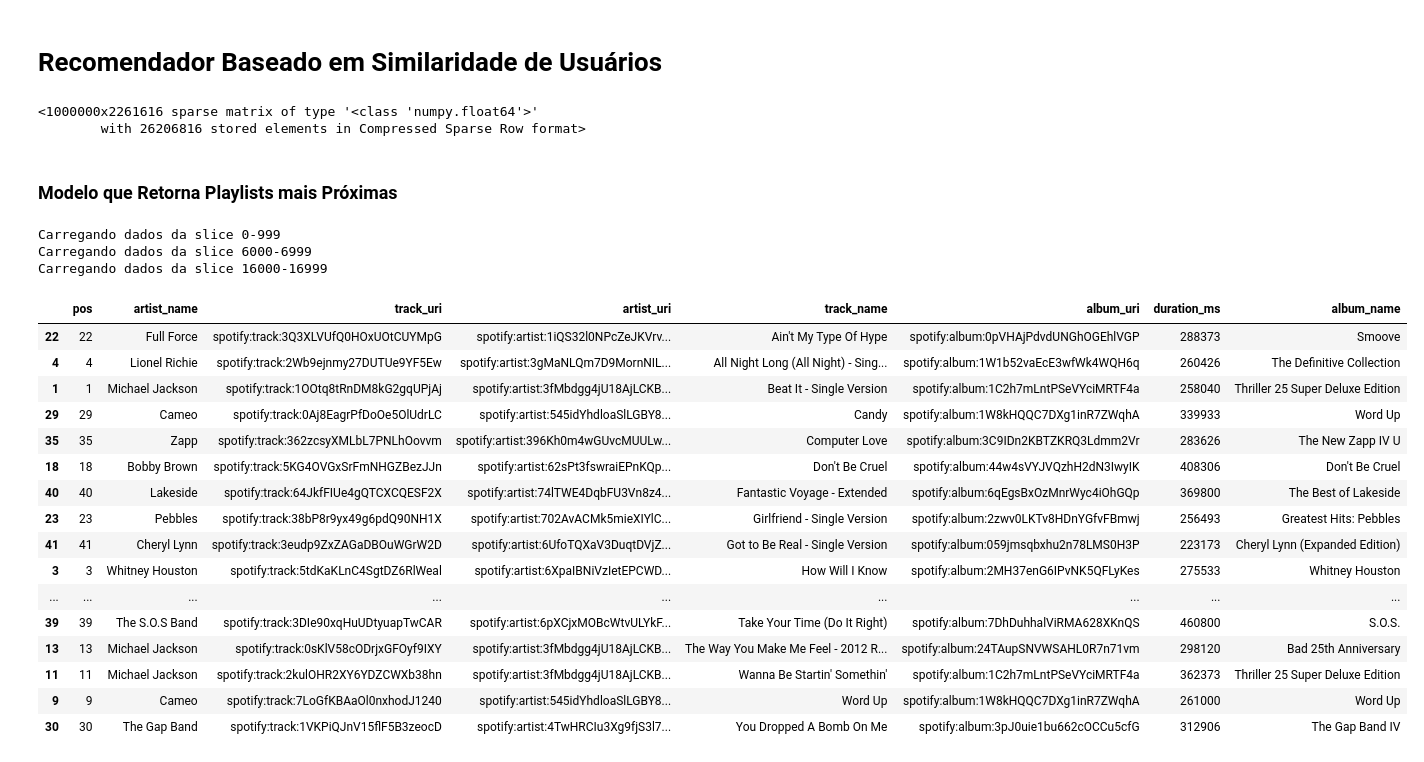
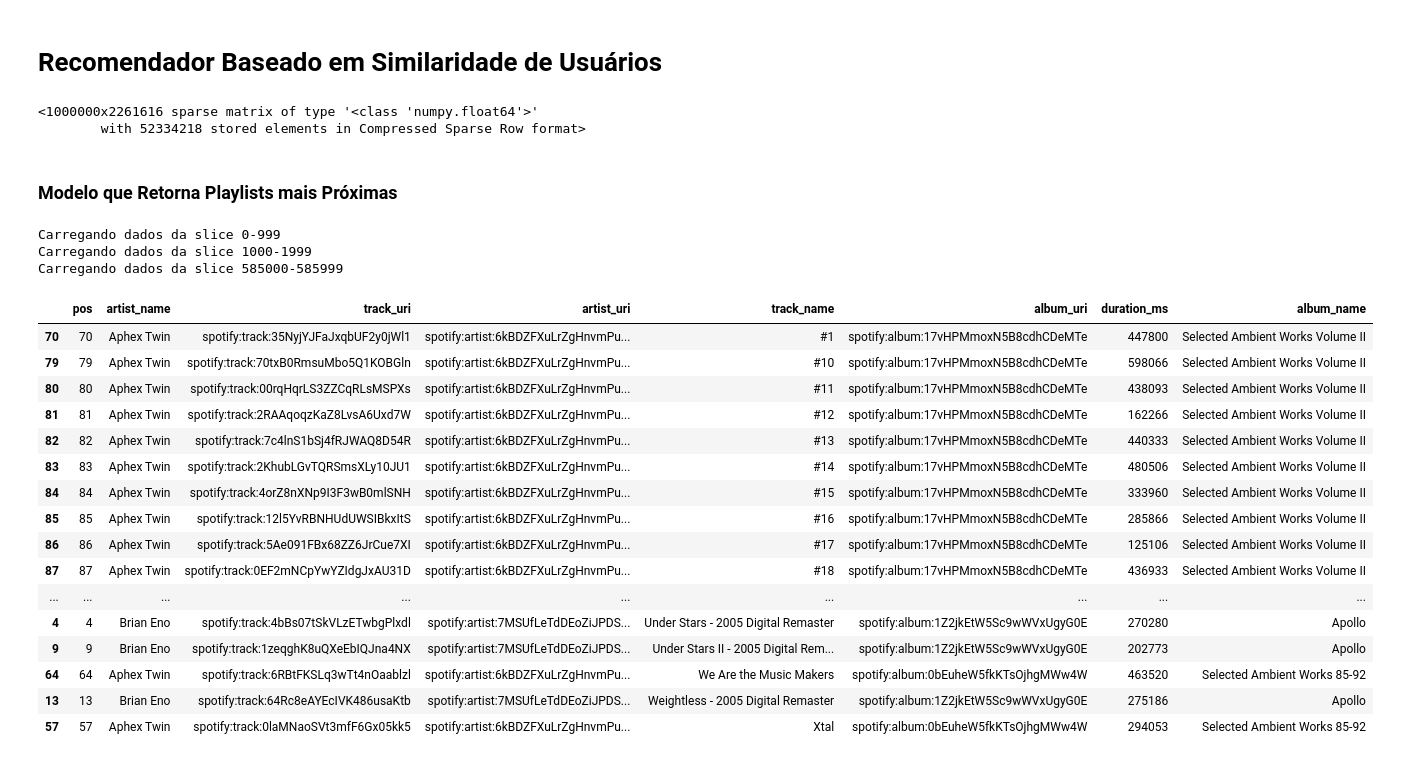
Before and after one commit to PauloFRC/SpotifyRecommender, a Jupyter notebook: models/User Based Recommender System.ipynb, the cells around one changed output. Drawn from its saved outputs; the diff is of its cells as text; code cells hidden in the pictures.

```diff
--- a/models/User Based Recommender System.ipynb
+++ b/models/User Based Recommender System.ipynb
@@ -10,14 +10,15 @@ from dataset_reader import SpotifyPlaylistDataset
 from scipy.sparse import csr_matrix, lil_matrix, save_npz, load_npz
 from sklearn.metrics import pairwise_distances
 from sklearn.metrics.pairwise import cosine_similarity
+from IPython.display import display
 
-pd.set_option('display.max_rows', 100)
+pd.set_option('display.max_rows', 200)
 # %%
-sparse_matrix = load_npz('../sparse/spotify_sparse400000.npz')
+sparse_matrix = load_npz('../sparse/spotify_sparse800000.npz')
 sparse_matrix
 # %% [output]
 <1000000x2261616 sparse matrix of type '<class 'numpy.float64'>'
-        with 26206816 stored elements in Compressed Sparse Row format>
+        with 52334218 stored elements in Compressed Sparse Row format>
 # %% [markdown]
 ### Modelo que Retorna Playlists mais Próximas
 # %%
@@ -42,25 +43,25 @@ class ClosestPlaylists:
 # %%
 dataset = SpotifyPlaylistDataset()
 model1 = ClosestPlaylists(dataset)
-model1.recommend(sparse_matrix, 6003).sort_values(by='track_name')
+model1.recommend(sparse_matrix, 1001).sort_values(by='track_name')
 # %% [output]
 Carregando dados da slice 0-999
-Carregando dados da slice 6000-6999
-Carregando dados da slice 16000-16999
+Carregando dados da slice 1000-1999
+Carregando dados da slice 585000-585999
 |  | pos | artist_name | track_uri | artist_uri | track_name | album_uri | duration_ms | album_name |
-| 22 | 22 | Full Force | spotify:track:3Q3XLVUfQ0HOxUOtCUYMpG | spotify:artist:1iQS32l0NPcZeJKVrv... | Ain't My Type Of Hype | spotify:album:0pVHAjPdvdUNGhOGEhlVGP | 288373 | Smoove |
-| 4 | 4 | Lionel Richie | spotify:track:2Wb9ejnmy27DUTUe9YF5Ew | spotify:artist:3gMaNLQm7D9MornNIL... | All Night Long (All Night) - Sing... | spotify:album:1W1b52vaEcE3wfWk4WQH6q | 260426 | The Definitive Collection |
-| 1 | 1 | Michael Jackson | spotify:track:1OOtq8tRnDM8kG2gqUPjAj | spotify:artist:3fMbdgg4jU18AjLCKB... | Beat It - Single Version | spotify:album:1C2h7mLntPSeVYciMRTF4a | 258040 | Thriller 25 Super Deluxe Edition |
-| 29 | 29 | Cameo | spotify:track:0Aj8EagrPfDoOe5OlUdrLC | spotify:artist:545idYhdloaSlLGBY8... | Candy | spotify:album:1W8kHQQC7DXg1inR7ZWqhA | 339933 | Word Up |
-| 35 | 35 | Zapp | spotify:track:362zcsyXMLbL7PNLhOovvm | spotify:artist:396Kh0m4wGUvcMUULw... | Computer Love | spotify:album:3C9IDn2KBTZKRQ3Ldmm2Vr | 283626 | The New Zapp IV U |
-| 18 | 18 | Bobby Brown | spotify:track:5KG4OVGxSrFmNHGZBezJJn | spotify:artist:62sPt3fswraiEPnKQp... | Don't Be Cruel | spotify:album:44w4sVYJVQzhH2dN3IwyIK | 408306 | Don't Be Cruel |
-| 40 | 40 | Lakeside | spotify:track:64JkfFIUe4gQTCXCQESF2X | spotify:artist:74lTWE4DqbFU3Vn8z4... | Fantastic Voyage - Extended | spotify:album:6qEgsBxOzMnrWyc4iOhGQp | 369800 | The Best of Lakeside |
-| 23 | 23 | Pebbles | spotify:track:38bP8r9yx49g6pdQ90NH1X | spotify:artist:702AvACMk5mieXIYlC... | Girlfriend - Single Version | spotify:album:2zwv0LKTv8HDnYGfvFBmwj | 256493 | Greatest Hits: Pebbles |
-| 41 | 41 | Cheryl Lynn | spotify:track:3eudp9ZxZAGaDBOuWGrW2D | spotify:artist:6UfoTQXaV3DuqtDVjZ... | Got to Be Real - Single Version | spotify:album:059jmsqbxhu2n78LMS0H3P | 223173 | Cheryl Lynn (Expanded Edition) |
-| 3 | 3 | Whitney Houston | spotify:track:5tdKaKLnC4SgtDZ6RlWeal | spotify:artist:6XpaIBNiVzIetEPCWD... | How Will I Know | spotify:album:2MH37enG6IPvNK5QFLyKes | 275533 | Whitney Houston |
+| 70 | 70 | Aphex Twin | spotify:track:35NyjYJFaJxqbUF2y0jWl1 | spotify:artist:6kBDZFXuLrZgHnvmPu... | #1 | spotify:album:17vHPMmoxN5B8cdhCDeMTe | 447800 | Selected Ambient Works Volume II |
+| 79 | 79 | Aphex Twin | spotify:track:70txB0RmsuMbo5Q1KOBGln | spotify:artist:6kBDZFXuLrZgHnvmPu... | #10 | spotify:album:17vHPMmoxN5B8cdhCDeMTe | 598066 | Selected Ambient Works Volume II |
+| 80 | 80 | Aphex Twin | spotify:track:00rqHqrLS3ZZCqRLsMSPXs | spotify:artist:6kBDZFXuLrZgHnvmPu... | #11 | spotify:album:17vHPMmoxN5B8cdhCDeMTe | 438093 | Selected Ambient Works Volume II |
+| 81 | 81 | Aphex Twin | spotify:track:2RAAqoqzKaZ8LvsA6Uxd7W | spotify:artist:6kBDZFXuLrZgHnvmPu... | #12 | spotify:album:17vHPMmoxN5B8cdhCDeMTe | 162266 | Selected Ambient Works Volume II |
+| 82 | 82 | Aphex Twin | spotify:track:7c4lnS1bSj4fRJWAQ8D54R | spotify:artist:6kBDZFXuLrZgHnvmPu... | #13 | spotify:album:17vHPMmoxN5B8cdhCDeMTe | 440333 | Selected Ambient Works Volume II |
+| 83 | 83 | Aphex Twin | spotify:track:2KhubLGvTQRSmsXLy10JU1 | spotify:artist:6kBDZFXuLrZgHnvmPu... | #14 | spotify:album:17vHPMmoxN5B8cdhCDeMTe | 480506 | Selected Ambient Works Volume II |
+| 84 | 84 | Aphex Twin | spotify:track:4orZ8nXNp9I3F3wB0mlSNH | spotify:artist:6kBDZFXuLrZgHnvmPu... | #15 | spotify:album:17vHPMmoxN5B8cdhCDeMTe | 333960 | Selected Ambient Works Volume II |
+| 85 | 85 | Aphex Twin | spotify:track:12l5YvRBNHUdUWSIBkxItS | spotify:artist:6kBDZFXuLrZgHnvmPu... | #16 | spotify:album:17vHPMmoxN5B8cdhCDeMTe | 285866 | Selected Ambient Works Volume II |
+| 86 | 86 | Aphex Twin | spotify:track:5Ae091FBx68ZZ6JrCue7XI | spotify:artist:6kBDZFXuLrZgHnvmPu... | #17 | spotify:album:17vHPMmoxN5B8cdhCDeMTe | 125106 | Selected Ambient Works Volume II |
+| 87 | 87 | Aphex Twin | spotify:track:0EF2mNCpYwYZIdgJxAU31D | spotify:artist:6kBDZFXuLrZgHnvmPu... | #18 | spotify:album:17vHPMmoxN5B8cdhCDeMTe | 436933 | Selected Ambient Works Volume II |
 | ... | ... | ... | ... | ... | ... | ... | ... | ... |
-| 39 | 39 | The S.O.S Band | spotify:track:3DIe90xqHuUDtyuapTwCAR | spotify:artist:6pXCjxMOBcWtvULYkF... | Take Your Time (Do It Right) | spotify:album:7DhDuhhalViRMA628XKnQS | 460800 | S.O.S. |
-| 13 | 13 | Michael Jackson | spotify:track:0sKlV58cODrjxGFOyf9IXY | spotify:artist:3fMbdgg4jU18AjLCKB... | The Way You Make Me Feel - 2012 R... | spotify:album:24TAupSNVWSAHL0R7n71vm | 298120 | Bad 25th Anniversary |
-| 11 | 11 | Michael Jackson | spotify:track:2kulOHR2XY6YDZCWXb38hn | spotify:artist:3fMbdgg4jU18AjLCKB... | Wanna Be Startin' Somethin' | spotify:album:1C2h7mLntPSeVYciMRTF4a | 362373 | Thriller 25 Super Deluxe Edition |
-| 9 | 9 | Cameo | spotify:track:7LoGfKBAaOl0nxhodJ1240 | spotify:artist:545idYhdloaSlLGBY8... | Word Up | spotify:album:1W8kHQQC7DXg1inR7ZWqhA | 261000 | Word Up |
-| 30 | 30 | The Gap Band | spotify:track:1VKPiQJnV15flF5B3zeocD | spotify:artist:4TwHRCIu3Xg9fjS3l7... | You Dropped A Bomb On Me | spotify:album:3pJ0uie1bu662cOCCu5cfG | 312906 | The Gap Band IV |
+| 4 | 4 | Brian Eno | spotify:track:4bBs07tSkVLzETwbgPlxdl | spotify:artist:7MSUfLeTdDEoZiJPDS... | Under Stars - 2005 Digital Remaster | spotify:album:1Z2jkEtW5Sc9wWVxUgyG0E | 270280 | Apollo |
+| 9 | 9 | Brian Eno | spotify:track:1zeqghK8uQXeEbIQJna4NX | spotify:artist:7MSUfLeTdDEoZiJPDS... | Under Stars II - 2005 Digital Rem... | spotify:album:1Z2jkEtW5Sc9wWVxUgyG0E | 202773 | Apollo |
+| 64 | 64 | Aphex Twin | spotify:track:6RBtFKSLq3wTt4nOaablzl | spotify:artist:6kBDZFXuLrZgHnvmPu... | We Are the Music Makers | spotify:album:0bEuheW5fkKTsOjhgMWw4W | 463520 | Selected Ambient Works 85-92 |
+| 13 | 13 | Brian Eno | spotify:track:64Rc8eAYEcIVK486usaKtb | spotify:artist:7MSUfLeTdDEoZiJPDS... | Weightless - 2005 Digital Remaster | spotify:album:1Z2jkEtW5Sc9wWVxUgyG0E | 275186 | Apollo |
+| 57 | 57 | Aphex Twin | spotify:track:0laMNaoSVt3mfF6Gx05kk5 | spotify:artist:6kBDZFXuLrZgHnvmPu... | Xtal | spotify:album:0bEuheW5fkKTsOjhgMWw4W | 294053 | Selected Ambient Works 85-92 |
```
Also changed, not shown: parts of 11 cells of this notebook, 4 other files.
